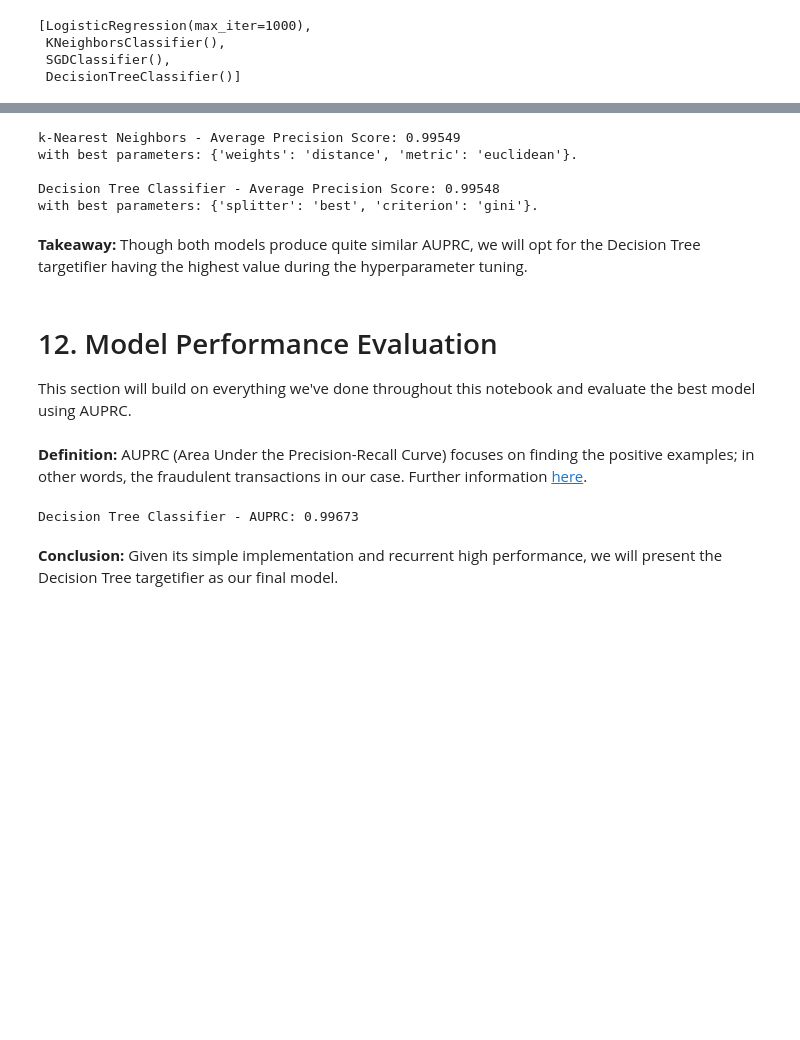
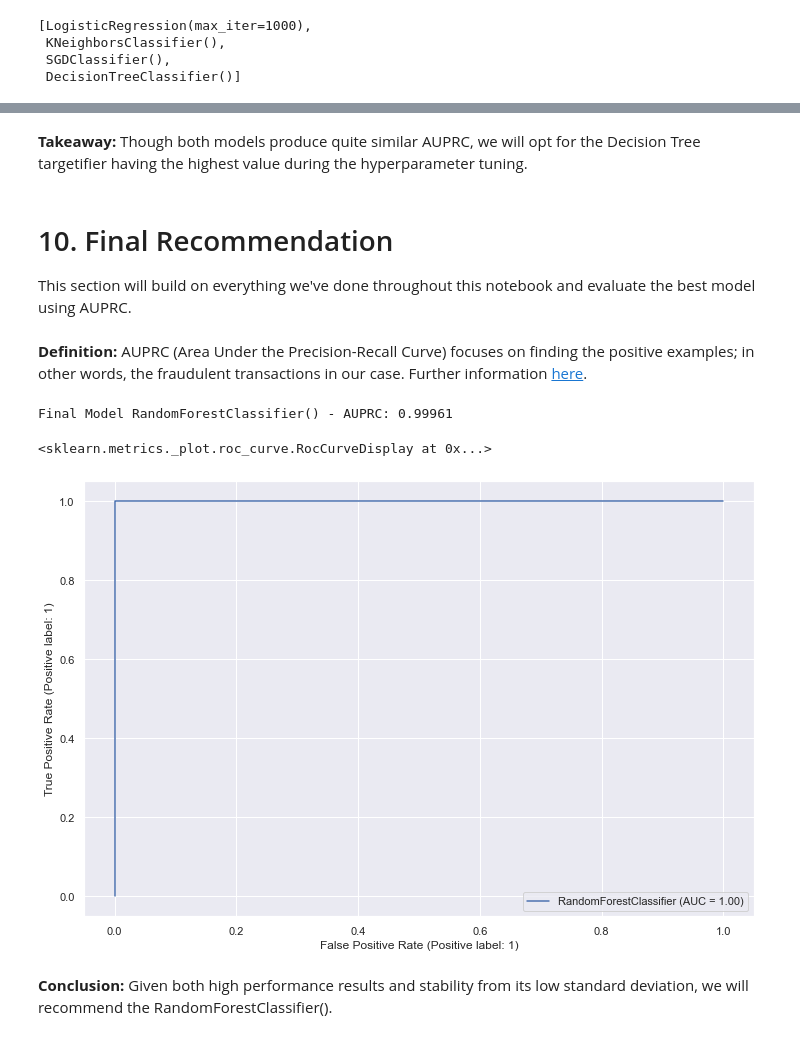
Before and after one commit to aorsot1/data_science_kaggle_datasets, a Jupyter notebook: Competitions/Python/fraud-detection-auprc-99-6.ipynb, the cells around one changed output, grey strips where cells are left out. Saved outputs shown, nothing was run; the diff lists cells and outputs as text; code cells hidden in the pictures; blank space fills up the shorter version.

```diff
--- a/Competitions/Python/fraud-detection-auprc-99-6.ipynb
+++ b/Competitions/Python/fraud-detection-auprc-99-6.ipynb
@@ -719,34 +682,33 @@ with best parameters: {'criterion': 'gini', 'splitter': 'random'}.
 # %%
-for name, specs in top_models.items():
-    model, space = specs[0], specs[1]
-    search = RandomizedSearchCV(estimator=model, param_distributions=space,
-                                cv=2, n_iter=2, scoring='average_precision')
-    search.fit(X_train, y_train)
-    print('{} - Average Precision Score: {:.5f}' .format(name, search.best_score_))
-    print('with best parameters: {}.\n' .format(search.best_params_))
+# for name, specs in top_models.items():
+#     model, space = specs[0], specs[1]
+#     search = RandomizedSearchCV(estimator=model, param_distributions=space,
+#                                 cv=2, n_iter=2, scoring='average_precision')
+#     search.fit(X_train, y_train)
+#     print('{} - Average Precision Score: {:.5f}' .format(name, search.best_score_))
+#     print('with best parameters: {}.\n' .format(search.best_params_))
-# %% [output]
-k-Nearest Neighbors - Average Precision Score: 0.99549
-with best parameters: {'weights': 'distance', 'metric': 'euclidean'}.
-
-Decision Tree Classifier - Average Precision Score: 0.99548
-with best parameters: {'splitter': 'best', 'criterion': 'gini'}.
 # %% [markdown]
 **Takeaway:** Though both models produce quite similar AUPRC, we will opt for the Decision Tree targetifier having the highest value during the hyperparameter tuning.
 # %% [markdown]
-# 12. Model Performance Evaluation
+# 10. Final Recommendation
 
 This section will build on everything we've done throughout this notebook and evaluate the best model using AUPRC.
 # %% [markdown]
 **Definition:** AUPRC (Area Under the Precision-Recall Curve) focuses on finding the positive examples; in other words, the fraudulent transactions in our case. Further information  [here](https://glassboxmedicine.com/2019/03/02/measuring-performance-auprc/).
 # %%
 # Running on testing set
-tree = DecisionTreetargetifier(splitter='random', criterion='gini')
-tree.fit(X_train, y_train)
-y_pred = tree.predict(X_test)
-
-# report performance
-print('Decision Tree targetifier - AUPRC: {:.5f}' .format(skm.average_precision_score(y_test, y_pred)))
+X_train, X_test, y_train, y_test = train_test_split(X_red, y)
+final_clf = RandomForestClassifier()
+final_clf.fit(X_train, y_train)
-# %% [output]
-Decision Tree Classifier - AUPRC: 0.99673
+# %%
+y_pred = final_clf.predict(X_test)
+auprc = skm.average_precision_score(y_test, y_pred)
+# report performance
+print('Final Model {} - AUPRC: {:.5f}' .format(final_clf, auprc))
+skm.RocCurveDisplay.from_estimator(final_clf, X_test, y_test)
+# %% [output]
+Final Model RandomForestClassifier() - AUPRC: 0.99961
+<sklearn.metrics._plot.roc_curve.RocCurveDisplay at 0x...>
+[figure, added]
 # %% [markdown]
-**Conclusion:** Given its simple implementation and recurrent high performance, we will present the Decision Tree targetifier as our final model.
+**Conclusion:** Given both high performance results and stability from its low standard deviation, we will recommend the RandomForestClassifier().
```
Also changed, not shown: parts of 20 cells of this notebook.
